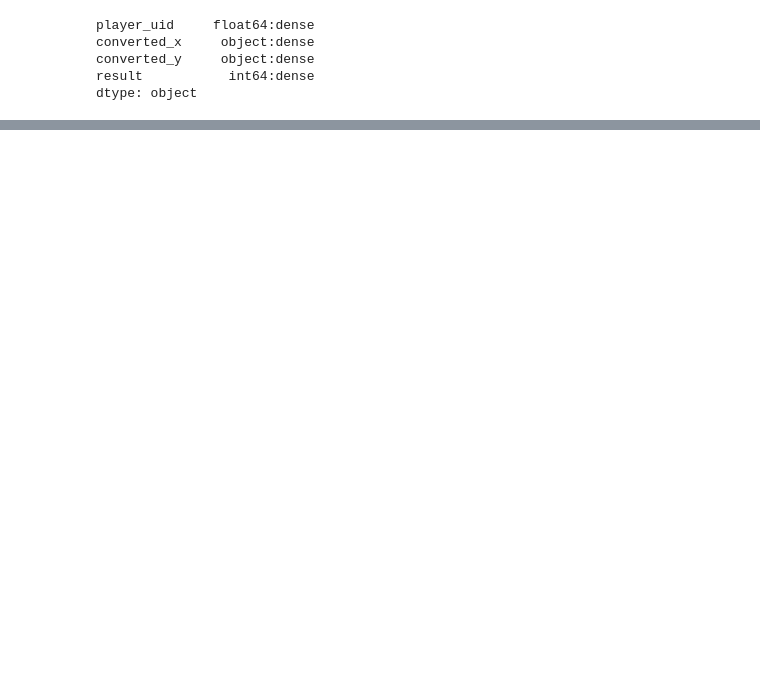
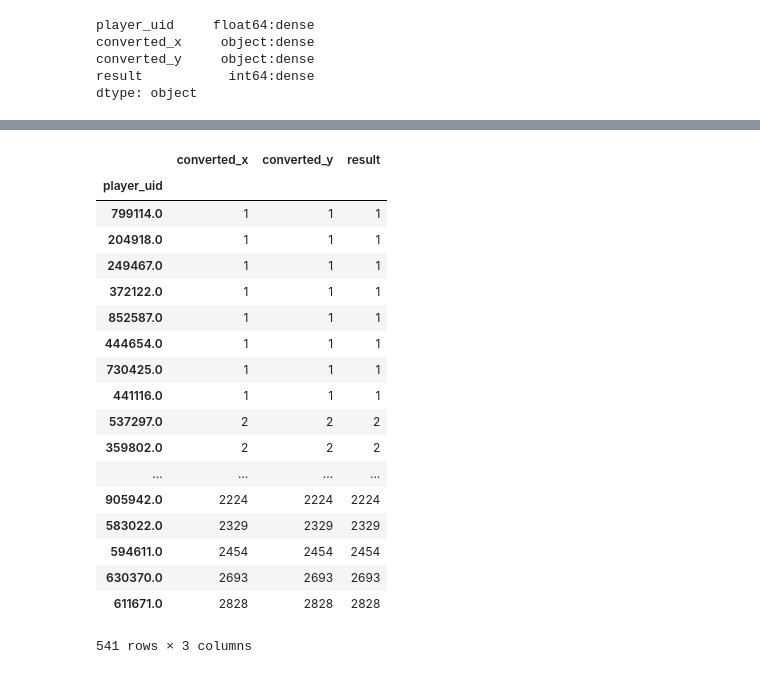
Before and after one commit to PabloBarbatto/BasketballAnalysis, a Jupyter notebook: wip.ipynb, the cells around one changed output, grey strips where cells are left out. Cells and saved outputs as stored; diff of their text form; code cells hidden in the pictures; blank space fills up the shorter version.

```diff
--- a/wip.ipynb
+++ b/wip.ipynb
@@ -103,8 +64,9 @@ test_df.head(25)
 values = {'converted_x': 25.0, 'converted_y':15.0}
 test_df = test_df.fillna(value=values)
 
-test_df['result'] = test_df['result'].map({'made': 1, 'missed': 0})
-test_df.head(25)
+convertedtest_df = test_df
+convertedtest_df['result'] = test_df['result'].map({'made': 1, 'missed': 0})
+convertedtest_df.head(25)
 # %% [output]
 |  | player_uid | converted_x | converted_y | result |
 | 2 | 410587.0 | 25.1 | 15 | 1 |
@@ -148,0 +171,22 @@ y_scaler = StandardScaler().fit(y_train)
+# %%
+newtest_df.groupby('player_uid').count().sort_values("result", ascending = True)
+# %% [output]
+|  | converted_x | converted_y | result |
+| player_uid |  |  |  |
+| 799114.0 | 1 | 1 | 1 |
+| 204918.0 | 1 | 1 | 1 |
+| 249467.0 | 1 | 1 | 1 |
+| 372122.0 | 1 | 1 | 1 |
+| 852587.0 | 1 | 1 | 1 |
+| 444654.0 | 1 | 1 | 1 |
+| 730425.0 | 1 | 1 | 1 |
+| 441116.0 | 1 | 1 | 1 |
+| 537297.0 | 2 | 2 | 2 |
+| 359802.0 | 2 | 2 | 2 |
+| ... | ... | ... | ... |
+| 905942.0 | 2224 | 2224 | 2224 |
+| 583022.0 | 2329 | 2329 | 2329 |
+| 594611.0 | 2454 | 2454 | 2454 |
+| 630370.0 | 2693 | 2693 | 2693 |
+| 611671.0 | 2828 | 2828 | 2828 |
+541 rows × 3 columns
```
Also changed, not shown: parts of 10 cells of this notebook.
